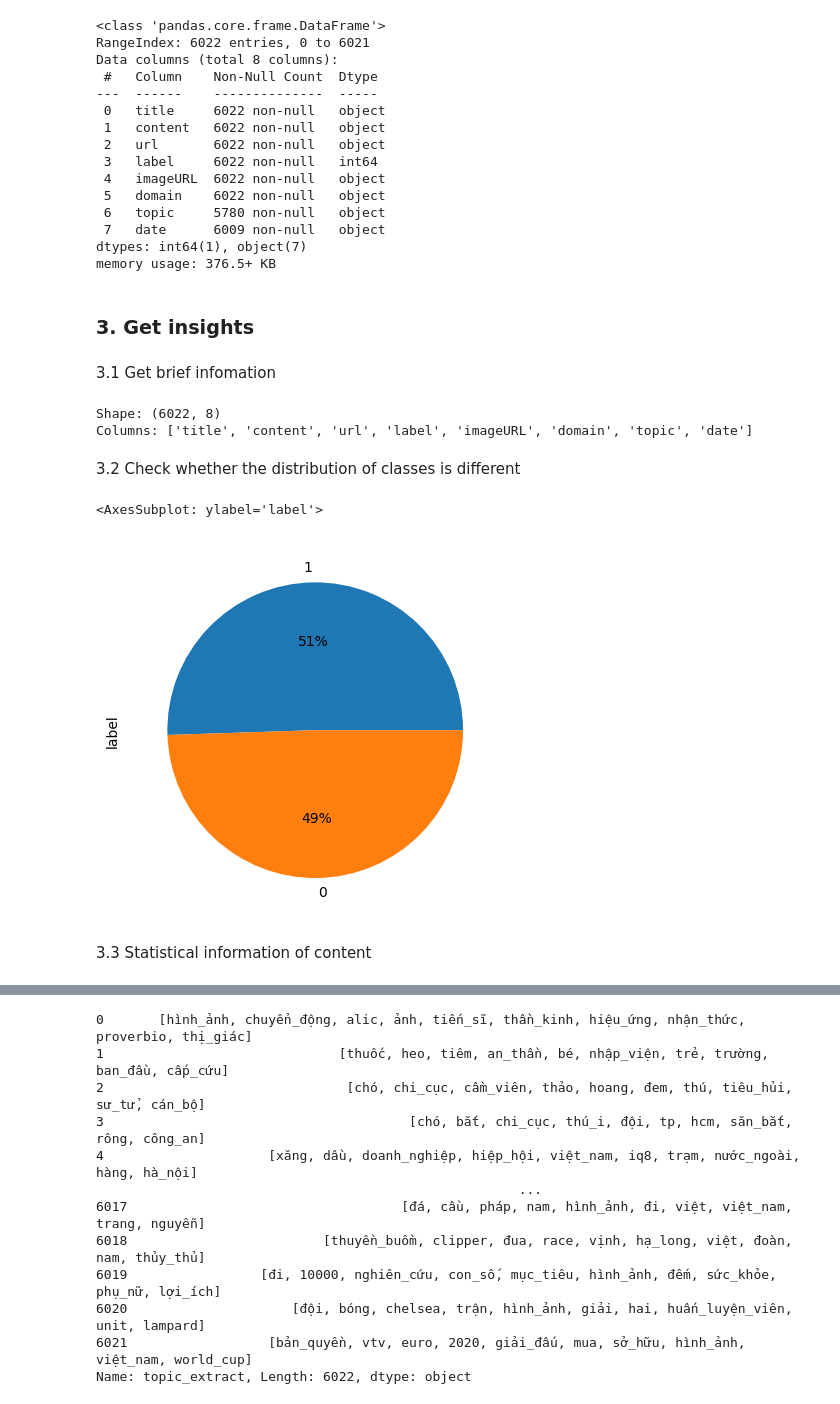
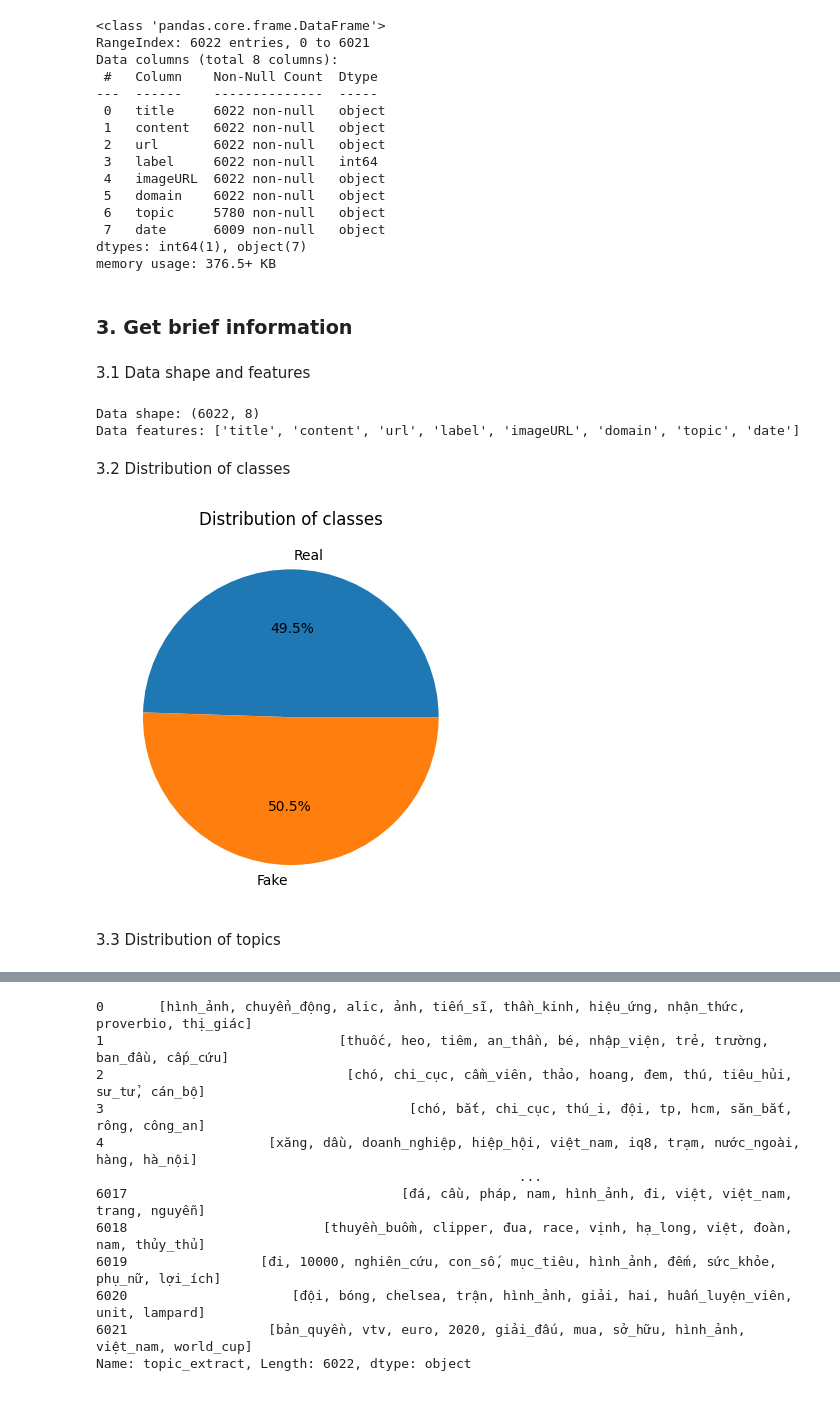
Before and after one commit to DreamyWanderer/Final_Lab, a Jupyter notebook: Source/Visualize/EDA.ipynb, the cells around one changed output, grey strips where cells are left out. Drawn from its saved outputs; the diff is of its cells as text; code cells hidden in the pictures.

```diff
--- a/Source/Visualize/EDA.ipynb
+++ b/Source/Visualize/EDA.ipynb
@@ -46,21 +48,23 @@ Data columns (total 8 columns):
 dtypes: int64(1), object(7)
 memory usage: 376.5+ KB
 # %% [markdown]
-### 3. Get insights
+### 3. Get brief information
-# %% [markdown]
-3.1 Get brief infomation
+# %% [markdown]
+3.1 Data shape and features
 # %%
-print("Shape:",df.shape)
-print("Columns:", df.columns.tolist())
+print("Data shape:",df.shape)
+print("Data features:", df.columns.tolist())
 # %% [output]
-Shape: (6022, 8)
-Columns: ['title', 'content', 'url', 'label', 'imageURL', 'domain', 'topic', 'date']
+Data shape: (6022, 8)
+Data features: ['title', 'content', 'url', 'label', 'imageURL', 'domain', 'topic', 'date']
 # %% [markdown]
-3.2 Check whether the distribution of classes is different
+3.2 Distribution of classes
-# %%
-df['label'].value_counts().plot(kind = 'pie', autopct='%1.0f%%')
-# %% [output]
-<AxesSubplot: ylabel='label'>
-[figure, removed]
+# %%
+count = [df['label'].value_counts()[0], df['label'].value_counts()[1]]
+labels = ['Real', 'Fake']
+plt.pie(count, labels = labels, autopct='%1.1f%%');
+plt.title('Distribution of classes');
+# %% [output]
+[figure, added]
 # %% [markdown]
-3.3 Statistical information of content
+3.3 Distribution of topics
```
Also changed, not shown: parts of 19 cells of this notebook.
